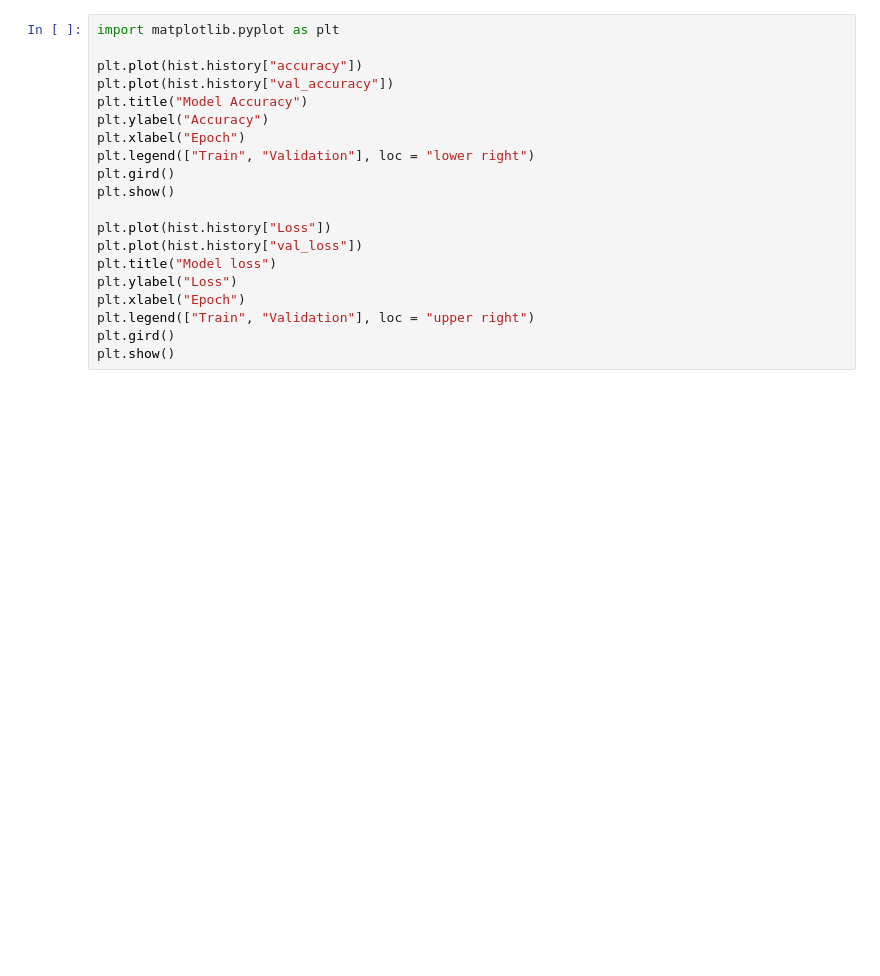
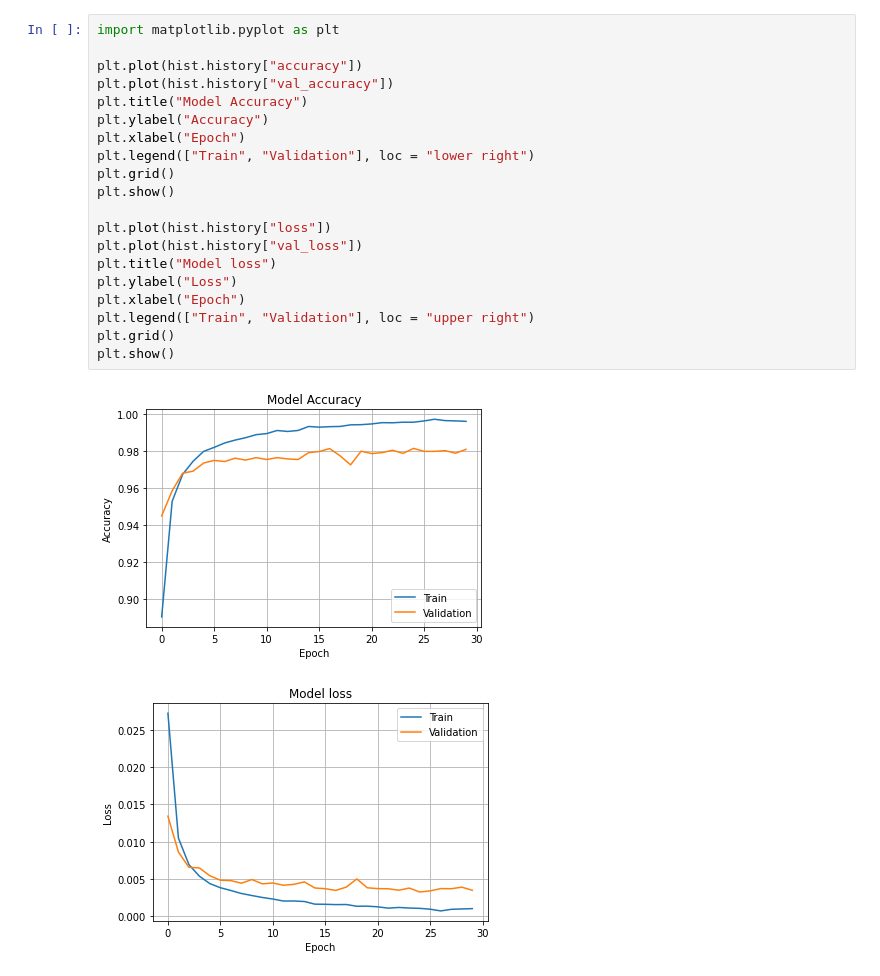
Before and after one commit to Kang-Inprogress/AI-System, a Jupyter notebook: Tensorflow_HiddenLayer.ipynb, the cells around one changed output. Saved outputs shown, nothing was run; the diff lists cells and outputs as text; blank space fills up the shorter version.

```diff
--- a/Tensorflow_HiddenLayer.ipynb
+++ b/Tensorflow_HiddenLayer.ipynb
@@ -63,20 +117,23 @@ Epoch 3/30
 # %%
 import matplotlib.pyplot as plt
 
 plt.plot(hist.history["accuracy"])
 plt.plot(hist.history["val_accuracy"])
 plt.title("Model Accuracy")
 plt.ylabel("Accuracy")
 plt.xlabel("Epoch")
 plt.legend(["Train", "Validation"], loc = "lower right")
-plt.gird()
+plt.grid()
 plt.show()
 
-plt.plot(hist.history["Loss"])
+plt.plot(hist.history["loss"])
 plt.plot(hist.history["val_loss"])
 plt.title("Model loss")
 plt.ylabel("Loss")
 plt.xlabel("Epoch")
 plt.legend(["Train", "Validation"], loc = "upper right")
-plt.gird()
+plt.grid()
 plt.show()
+# %% [output]
+[figure, added]
+[figure, added]
```
Also changed, not shown: parts of 3 cells of this notebook.
